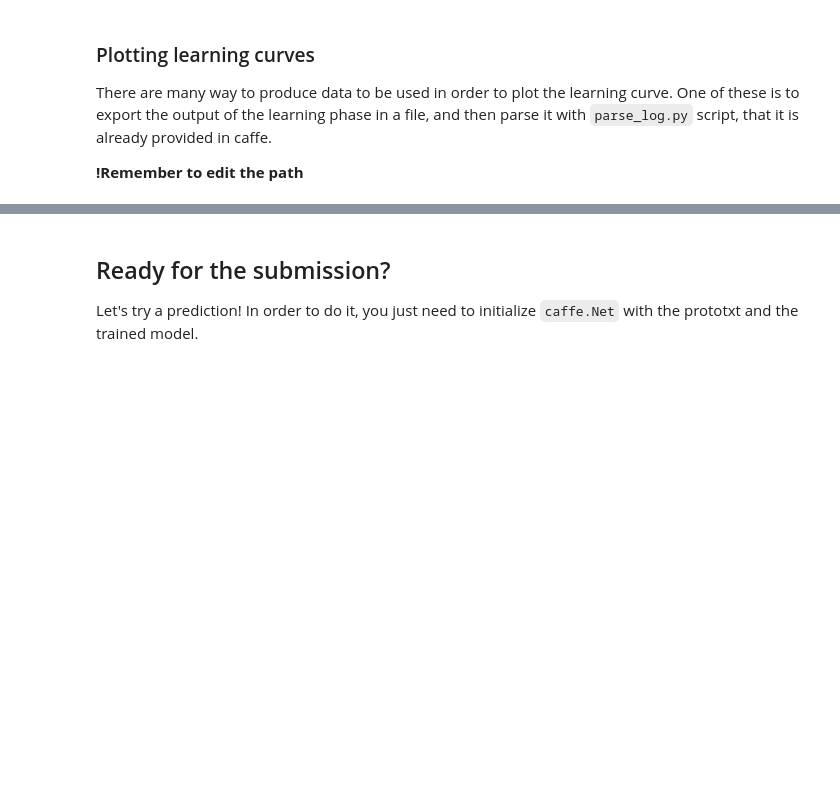
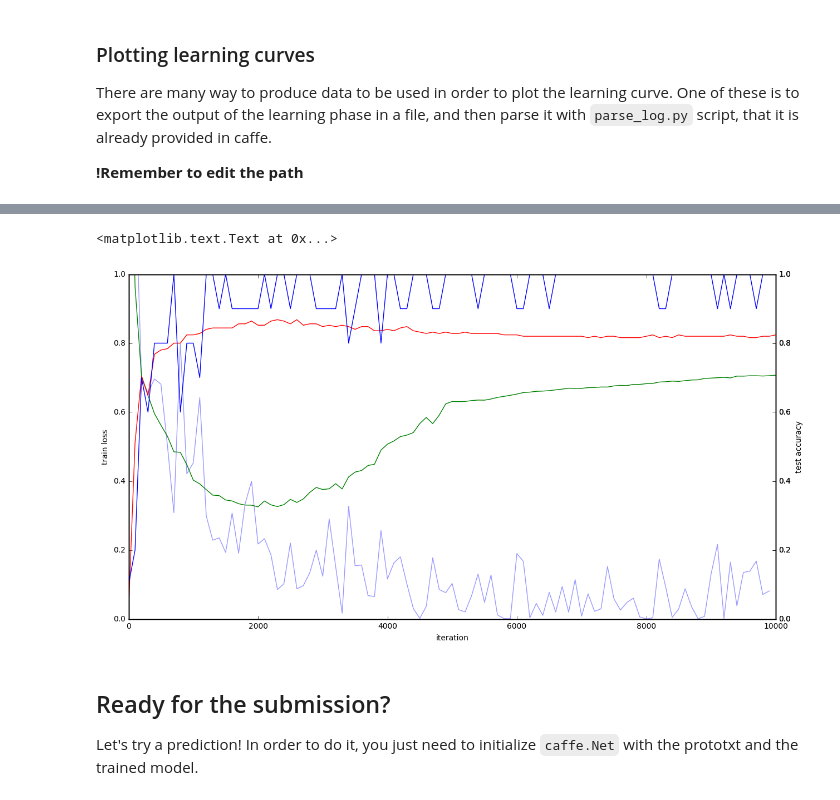
Before and after one commit to msavardi/GoingDeep, a Jupyter notebook: GoingDeep.ipynb, the cells around one changed output, grey strips where cells are left out. Cells and saved outputs as stored; diff of their text form; code cells hidden in the pictures; blank space fills up the shorter version.

```diff
--- a/GoingDeep.ipynb
+++ b/GoingDeep.ipynb
@@ -460,24 +540,27 @@ There are many way to produce data to be used in order to plot the learning curv
 # %%
 train_log = pd.read_csv("./lenet_train.log.train")
 test_log = pd.read_csv("./lenet_train.log.test")
 _, ax1 = plt.subplots(figsize=(15, 8))
 ax2 = ax1.twinx()
 ax3 = ax1.twinx()
 
-ax1.plot(train_log["NumIters"], train_log["LearningRate"], alpha=0.4)
+ax1.plot(train_log["NumIters"], train_log["loss"], alpha=0.4)
 ax1.plot(test_log["NumIters"], test_log["loss"], 'g')
 ax2.plot(test_log["NumIters"], test_log["accuracy"], 'r')
 ax3.plot(train_log["NumIters"], train_log["accuracy"], 'b')
 
-# try to add also the LearningRate!
+#ax3.plot(train_log["NumIters"], train_log["LearningRate"], 'b')
 
-ax1.axis([0, 50000, 0, 1])
-ax2.axis([0, 50000, 0, 1])
-ax3.axis([0, 50000, 0, 1])
+ax1.axis([0, 10000, 0, 1])
+ax2.axis([0, 10000, 0, 1])
+ax3.axis([0, 10000, 0, 1])
 
 ax1.set_xlabel('iteration')
 ax1.set_ylabel('train loss')
 ax2.set_ylabel('test accuracy')
+# %% [output]
+<matplotlib.text.Text at 0x...>
+[figure, added]
 # %% [markdown]
 ## Ready for the submission?
 
```
Also changed, not shown: parts of 26 cells of this notebook, 1 other file.
